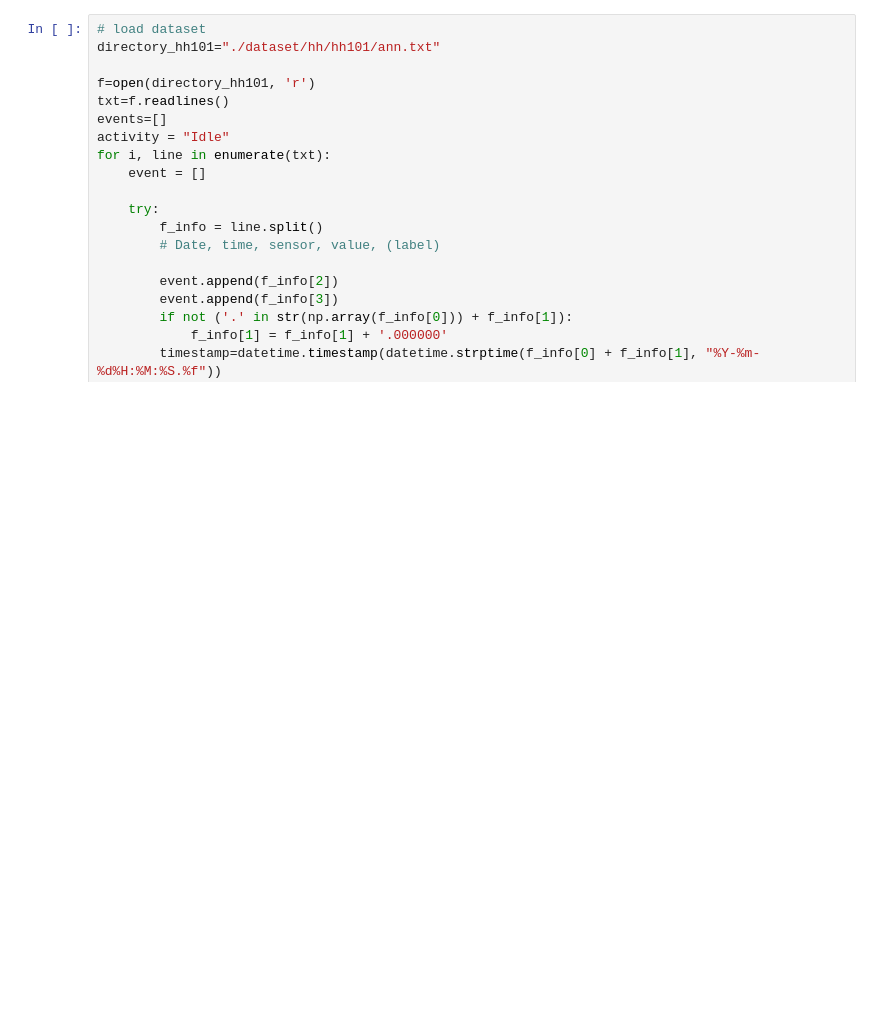
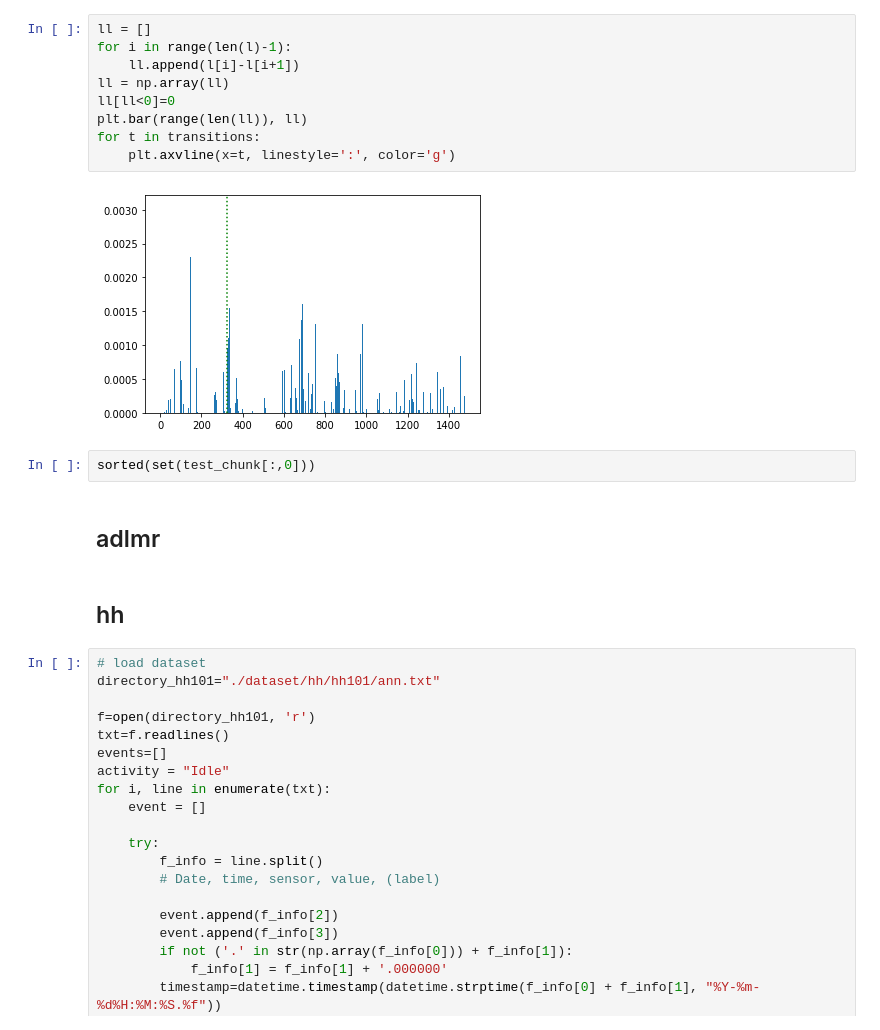
Before and after one commit to cdsnlab/AIoTService, a Jupyter notebook: segmentation/correlation.ipynb, the cells around one changed output. Saved outputs shown, nothing was run; the diff lists cells and outputs as text; blank space fills up the shorter version.

```diff
--- a/segmentation/correlation.ipynb
+++ b/segmentation/correlation.ipynb
@@ -7,3 +153,20 @@ from matplotlib import pyplot as plt
+# %%
+ll = []
+for i in range(len(l)-1):
+    ll.append(l[i]-l[i+1])
+ll = np.array(ll)
+ll[ll<0]=0
+plt.bar(range(len(ll)), ll)
+for t in transitions:
+    plt.axvline(x=t, linestyle=':', color='g')
+# %% [output]
+[figure, added]
+# %%
+sorted(set(test_chunk[:,0]))
+# %% [markdown]
+## adlmr
+# %% [markdown]
+## hh
 # %%
 # load dataset
 directory_hh101="./dataset/hh/hh101/ann.txt"
```
Also changed, not shown: parts of 12 cells of this notebook, 5 other files.
